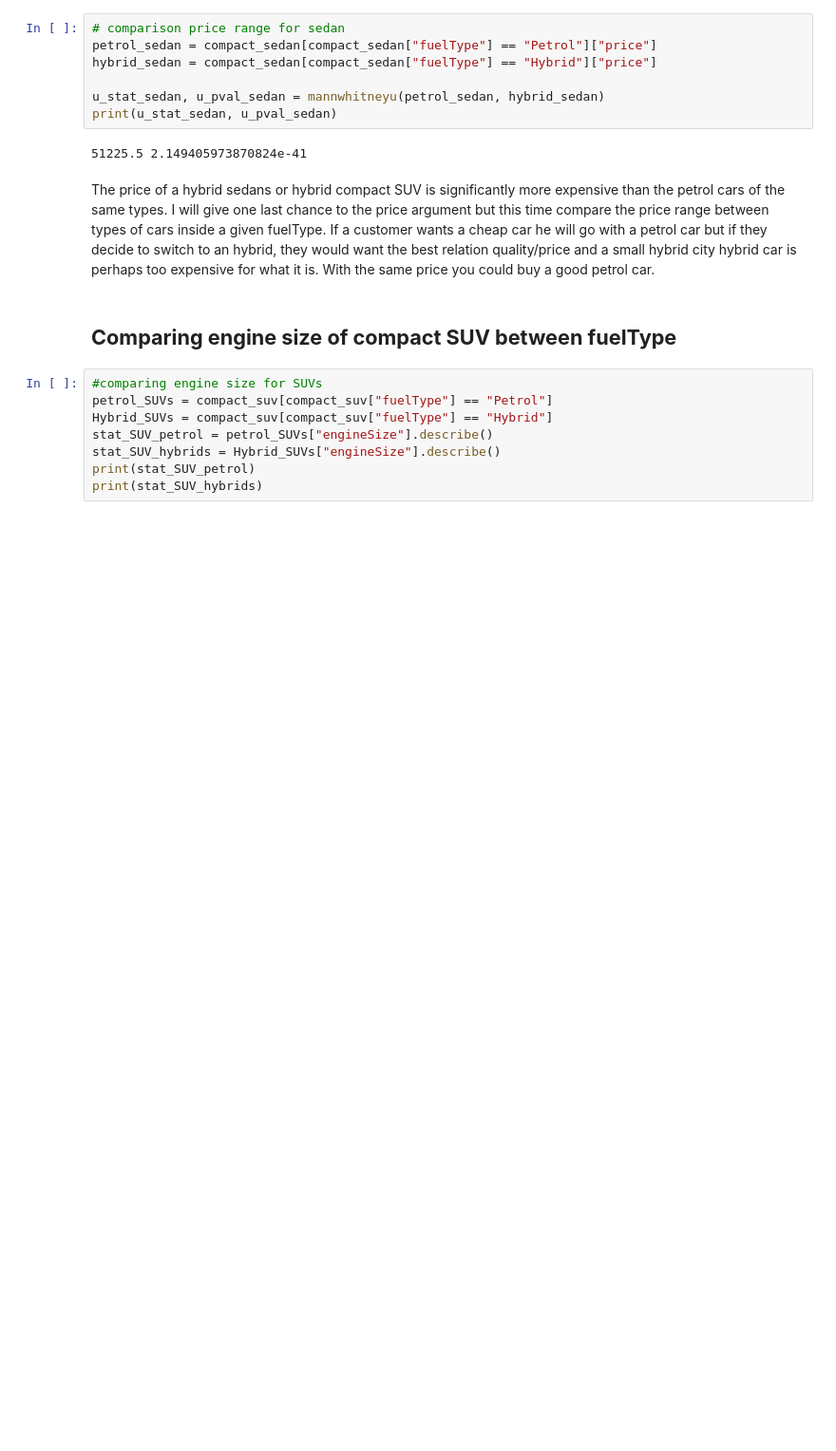
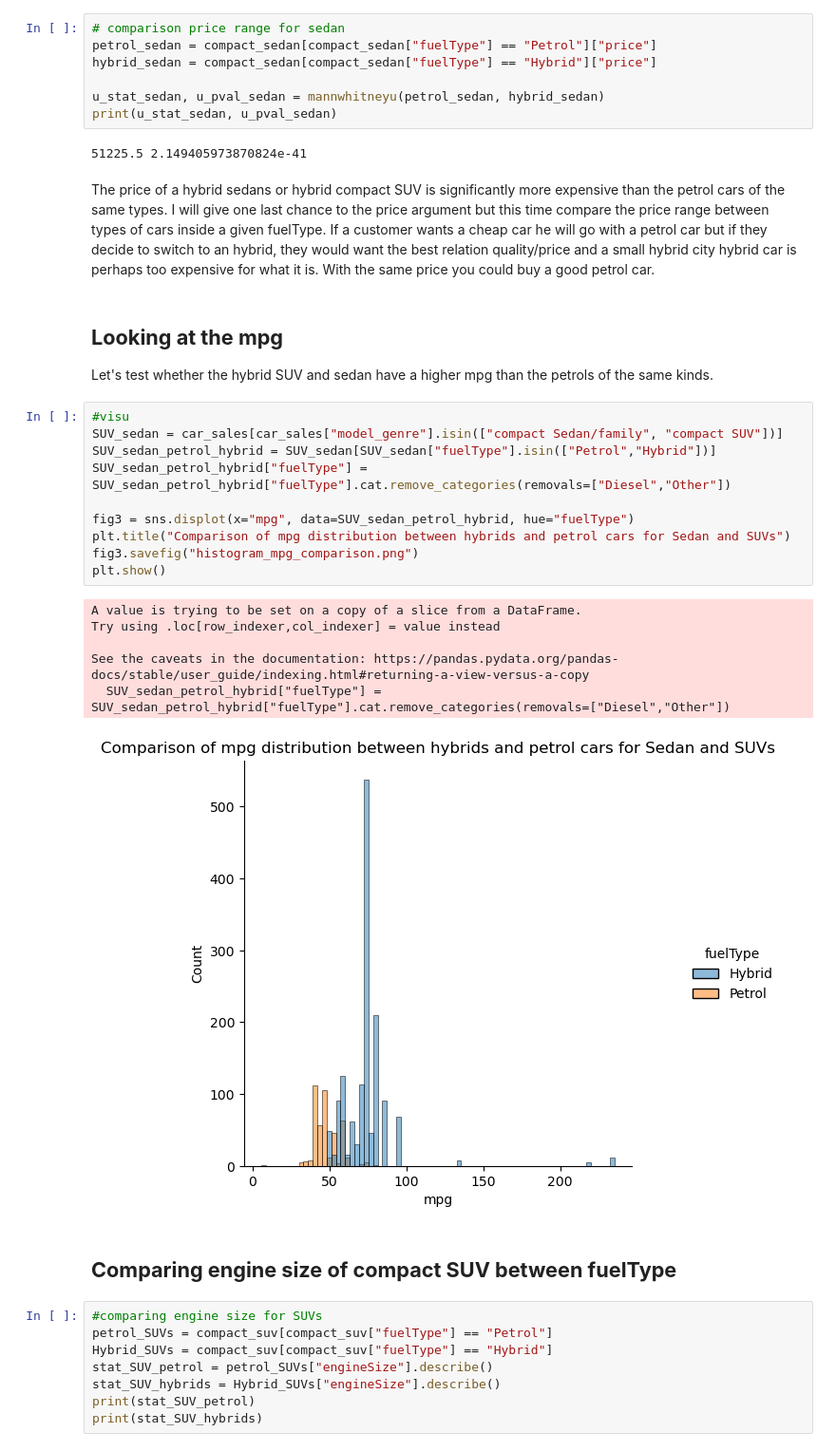
Before and after one commit to flylight-max/project-Datacamp, a Jupyter notebook: my_analysis_car_sales.ipynb, the cells around one changed output. Shown: that part at 95% size. Drawn from its saved outputs; the diff is of its cells as text; blank space fills up the shorter version.

```diff
--- a/my_analysis_car_sales.ipynb
+++ b/my_analysis_car_sales.ipynb
@@ -853,6 +872,26 @@ print(u_stat_sedan, u_pval_sedan)
 51225.5 2.149405973870824e-41
 # %% [markdown]
 The price of a hybrid sedans or hybrid compact SUV is significantly more expensive than the petrol cars of the same types. I will give one last chance to the price argument but this time compare the price range between types of cars inside a given fuelType. If a customer wants a cheap car he will go with a petrol car but if they decide to switch to an hybrid, they would want the best relation quality/price and a small hybrid city hybrid car is perhaps too expensive for what it is. With the same price you could buy a good petrol car.
+# %% [markdown]
+## **Looking at the mpg**
+Let's test whether the hybrid SUV and sedan have a higher mpg than the petrols of the same kinds.
+# %%
+#visu
+SUV_sedan = car_sales[car_sales["model_genre"].isin(["compact Sedan/family", "compact SUV"])]
+SUV_sedan_petrol_hybrid = SUV_sedan[SUV_sedan["fuelType"].isin(["Petrol","Hybrid"])]
+SUV_sedan_petrol_hybrid["fuelType"] = SUV_sedan_petrol_hybrid["fuelType"].cat.remove_categories(removals=["Diesel","Other"])
+
+fig3 = sns.displot(x="mpg", data=SUV_sedan_petrol_hybrid, hue="fuelType")
+plt.title("Comparison of mpg distribution between hybrids and petrol cars for Sedan and SUVs")
+fig3.savefig("histogram_mpg_comparison.png")
+plt.show()
+# %% [output]
+A value is trying to be set on a copy of a slice from a DataFrame.
+Try using .loc[row_indexer,col_indexer] = value instead
+
+See the caveats in the documentation: https://pandas.pydata.org/pandas-docs/stable/user_guide/indexing.html#returning-a-view-versus-a-copy
+  SUV_sedan_petrol_hybrid["fuelType"] = SUV_sedan_petrol_hybrid["fuelType"].cat.remove_categories(removals=["Diesel","Other"])
+[figure, added]
 # %% [markdown]
 ## **Comparing engine size of compact SUV between fuelType**
 # %%
```
Also changed, not shown: parts of 4 cells of this notebook, 3 other files.
